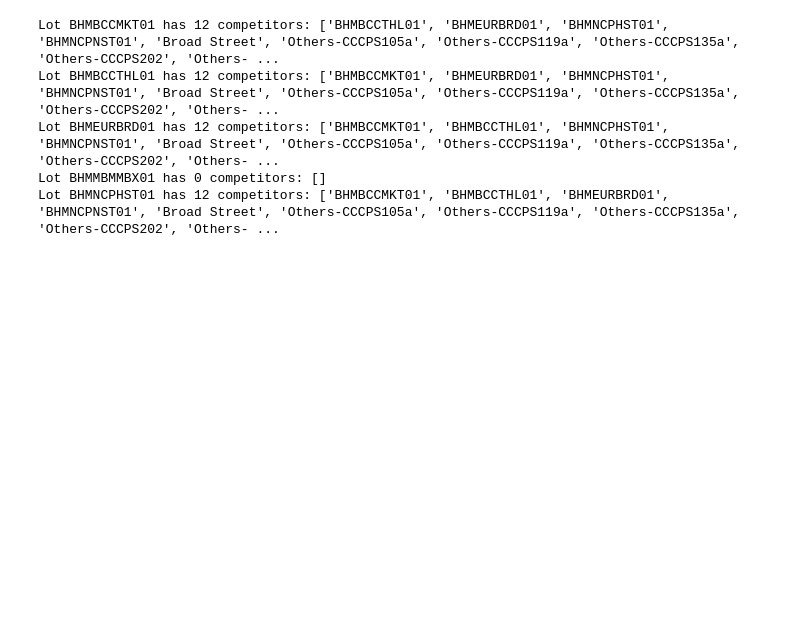
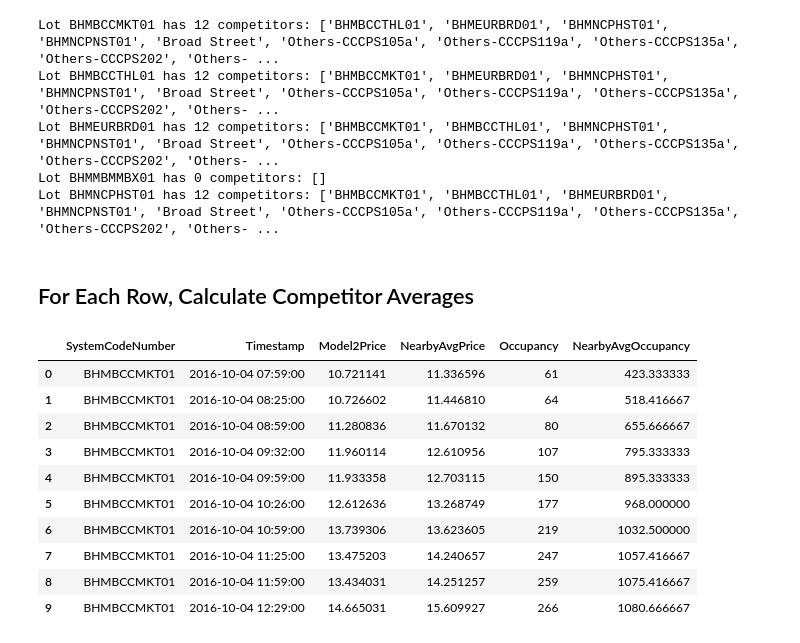
Before and after one commit to MrRogueKnight/Capstone-Project-of-Summer-Analytics-2025, a Jupyter notebook: dynamic-pricing-for-urban-parking-lots.ipynb, the cells around one changed output. Saved outputs shown, nothing was run; the diff lists cells and outputs as text; code cells hidden in the pictures; blank space fills up the shorter version.

```diff
--- a/dynamic-pricing-for-urban-parking-lots.ipynb
+++ b/dynamic-pricing-for-urban-parking-lots.ipynb
@@ -878,3 +878,46 @@ Lot BHMBCCTHL01 has 12 competitors: ['BHMBCCMKT01', 'BHMEURBRD01', 'BHMNCPHST01'
 Lot BHMEURBRD01 has 12 competitors: ['BHMBCCMKT01', 'BHMBCCTHL01', 'BHMNCPHST01', 'BHMNCPNST01', 'Broad Street', 'Others-CCCPS105a', 'Others-CCCPS119a', 'Others-CCCPS135a', 'Others-CCCPS202', 'Others- ...
 Lot BHMMBMMBX01 has 0 competitors: []
 Lot BHMNCPHST01 has 12 competitors: ['BHMBCCMKT01', 'BHMBCCTHL01', 'BHMEURBRD01', 'BHMNCPNST01', 'Broad Street', 'Others-CCCPS105a', 'Others-CCCPS119a', 'Others-CCCPS135a', 'Others-CCCPS202', 'Others- ...
+# %% [markdown]
+## For Each Row, Calculate Competitor Averages
+# %%
+from tqdm import tqdm  # for progress bar
+
+df_model2['NearbyAvgPrice'] = np.nan
+df_model2['NearbyAvgOccupancy'] = np.nan
+df_model2['NearbyAvgQueue'] = np.nan
+
+for idx in tqdm(df_model2.index):
+    row = df_model2.loc[idx]
+    lot_id = row['SystemCodeNumber']
+    timestamp = row['Timestamp']
+
+    neighbors = neighbor_dict.get(lot_id, [])
+
+    competitors = df_model2[
+        (df_model2['SystemCodeNumber'].isin(neighbors)) &
+        (df_model2['Timestamp'] == timestamp)
+    ]
+
+    if not competitors.empty:
+        df_model2.at[idx, 'NearbyAvgPrice'] = competitors['Model2Price'].mean()
+        df_model2.at[idx, 'NearbyAvgOccupancy'] = competitors['Occupancy'].mean()
+        df_model2.at[idx, 'NearbyAvgQueue'] = competitors['QueueLength'].mean()
+    else:
+        df_model2.at[idx, 'NearbyAvgPrice'] = row['Model2Price']
+        df_model2.at[idx, 'NearbyAvgOccupancy'] = row['Occupancy']
+        df_model2.at[idx, 'NearbyAvgQueue'] = row['QueueLength']
+# %%
+df_model2[['SystemCodeNumber', 'Timestamp', 'Model2Price', 'NearbyAvgPrice', 'Occupancy', 'NearbyAvgOccupancy']].head(10)
+# %% [output]
+|  | SystemCodeNumber | Timestamp | Model2Price | NearbyAvgPrice | Occupancy | NearbyAvgOccupancy |
+| 0 | BHMBCCMKT01 | 2016-10-04 07:59:00 | 10.721141 | 11.336596 | 61 | 423.333333 |
+| 1 | BHMBCCMKT01 | 2016-10-04 08:25:00 | 10.726602 | 11.446810 | 64 | 518.416667 |
+| 2 | BHMBCCMKT01 | 2016-10-04 08:59:00 | 11.280836 | 11.670132 | 80 | 655.666667 |
+| 3 | BHMBCCMKT01 | 2016-10-04 09:32:00 | 11.960114 | 12.610956 | 107 | 795.333333 |
+| 4 | BHMBCCMKT01 | 2016-10-04 09:59:00 | 11.933358 | 12.703115 | 150 | 895.333333 |
+| 5 | BHMBCCMKT01 | 2016-10-04 10:26:00 | 12.612636 | 13.268749 | 177 | 968.000000 |
+| 6 | BHMBCCMKT01 | 2016-10-04 10:59:00 | 13.739306 | 13.623605 | 219 | 1032.500000 |
+| 7 | BHMBCCMKT01 | 2016-10-04 11:25:00 | 13.475203 | 14.240657 | 247 | 1057.416667 |
+| 8 | BHMBCCMKT01 | 2016-10-04 11:59:00 | 13.434031 | 14.251257 | 259 | 1075.416667 |
+| 9 | BHMBCCMKT01 | 2016-10-04 12:29:00 | 14.665031 | 15.609927 | 266 | 1080.666667 |
```
Also changed, not shown: parts of 2 cells of this notebook.
